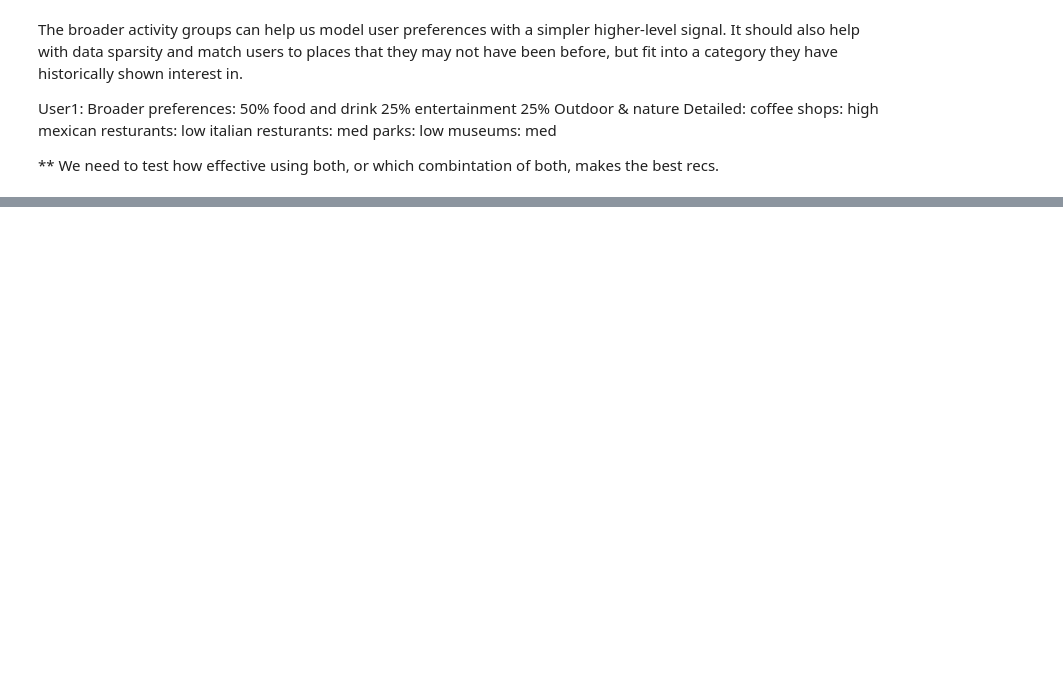
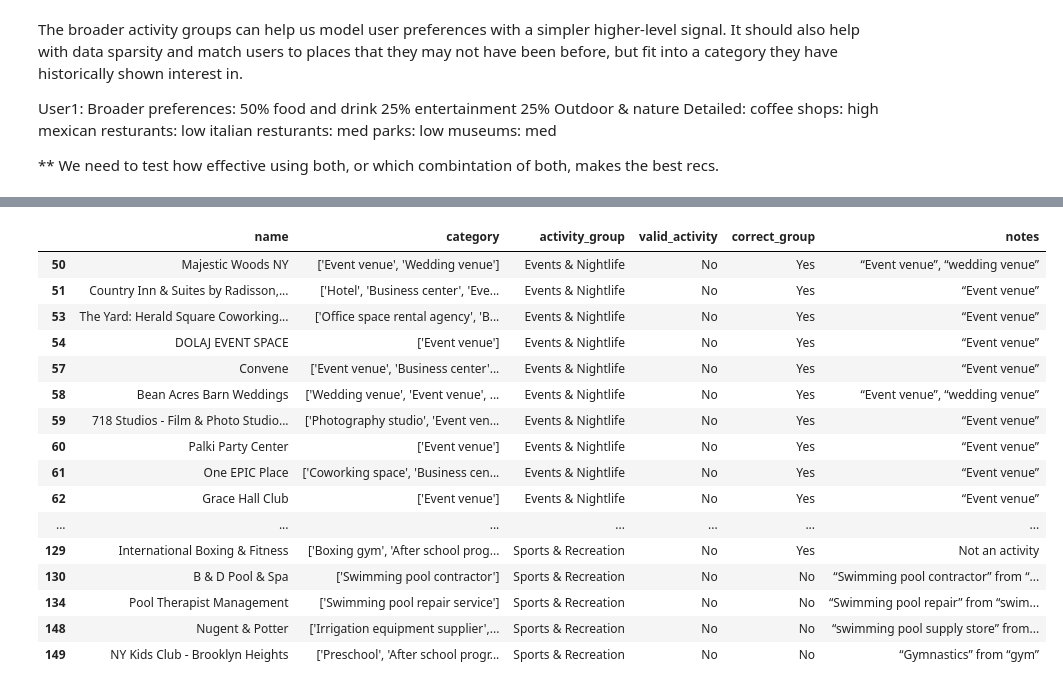
Before and after one commit to oesedebe/Egocentric-Activity-Recommendation-System, a Jupyter notebook: notebooks/02_stacey_activity_exploration.ipynb, the cells around one changed output, grey strips where cells are left out. Drawn from its saved outputs; the diff is of its cells as text; code cells hidden in the pictures; blank space fills up the shorter version.

```diff
--- a/notebooks/02_stacey_activity_exploration.ipynb
+++ b/notebooks/02_stacey_activity_exploration.ipynb
@@ -218,0 +253,9 @@ Detailed:
+# %%
+# check through manual review
+validated_sample = pd.read_csv("activity_sample_validated.csv")
+validated_sample["valid_activity"].value_counts()
+validated_sample.groupby("activity_group")["valid_activity"].value_counts()
+
+validated_sample[
+    ["name", "category", "activity_group", "valid_activity", "correct_group", "notes"]
+]
@@ -218,0 +276,26 @@ Detailed:
+# %%
+invalid_rows = validated_sample[
+    validated_sample["valid_activity"].str.lower() == "no"
+]
+
+invalid_rows[
+    ["name", "category", "activity_group", "valid_activity", "correct_group", "notes"]
+]
+# %% [output]
+|  | name | category | activity_group | valid_activity | correct_group | notes |
+| 50 | Majestic Woods NY | ['Event venue', 'Wedding venue'] | Events & Nightlife | No | Yes | “Event venue”, “wedding venue” |
+| 51 | Country Inn & Suites by Radisson,... | ['Hotel', 'Business center', 'Eve... | Events & Nightlife | No | Yes | “Event venue” |
+| 53 | The Yard: Herald Square Coworking... | ['Office space rental agency', 'B... | Events & Nightlife | No | Yes | “Event venue” |
+| 54 | DOLAJ EVENT SPACE | ['Event venue'] | Events & Nightlife | No | Yes | “Event venue” |
+| 57 | Convene | ['Event venue', 'Business center'... | Events & Nightlife | No | Yes | “Event venue” |
+| 58 | Bean Acres Barn Weddings | ['Wedding venue', 'Event venue', ... | Events & Nightlife | No | Yes | “Event venue”, “wedding venue” |
+| 59 | 718 Studios - Film & Photo Studio... | ['Photography studio', 'Event ven... | Events & Nightlife | No | Yes | “Event venue” |
+| 60 | Palki Party Center | ['Event venue'] | Events & Nightlife | No | Yes | “Event venue” |
+| 61 | One EPIC Place | ['Coworking space', 'Business cen... | Events & Nightlife | No | Yes | “Event venue” |
+| 62 | Grace Hall Club | ['Event venue'] | Events & Nightlife | No | Yes | “Event venue” |
+| ... | ... | ... | ... | ... | ... | ... |
+| 129 | International Boxing & Fitness | ['Boxing gym', 'After school prog... | Sports & Recreation | No | Yes | Not an activity |
+| 130 | B & D Pool & Spa | ['Swimming pool contractor'] | Sports & Recreation | No | No | “Swimming pool contractor” from “... |
+| 134 | Pool Therapist Management | ['Swimming pool repair service'] | Sports & Recreation | No | No | “Swimming pool repair” from “swim... |
+| 148 | Nugent & Potter | ['Irrigation equipment supplier',... | Sports & Recreation | No | No | “swimming pool supply store” from... |
+| 149 | NY Kids Club - Brooklyn Heights | ['Preschool', 'After school progr... | Sports & Recreation | No | No | “Gymnastics” from “gym” |
```
Also changed, not shown: parts of 6 cells of this notebook, 3 other files.
